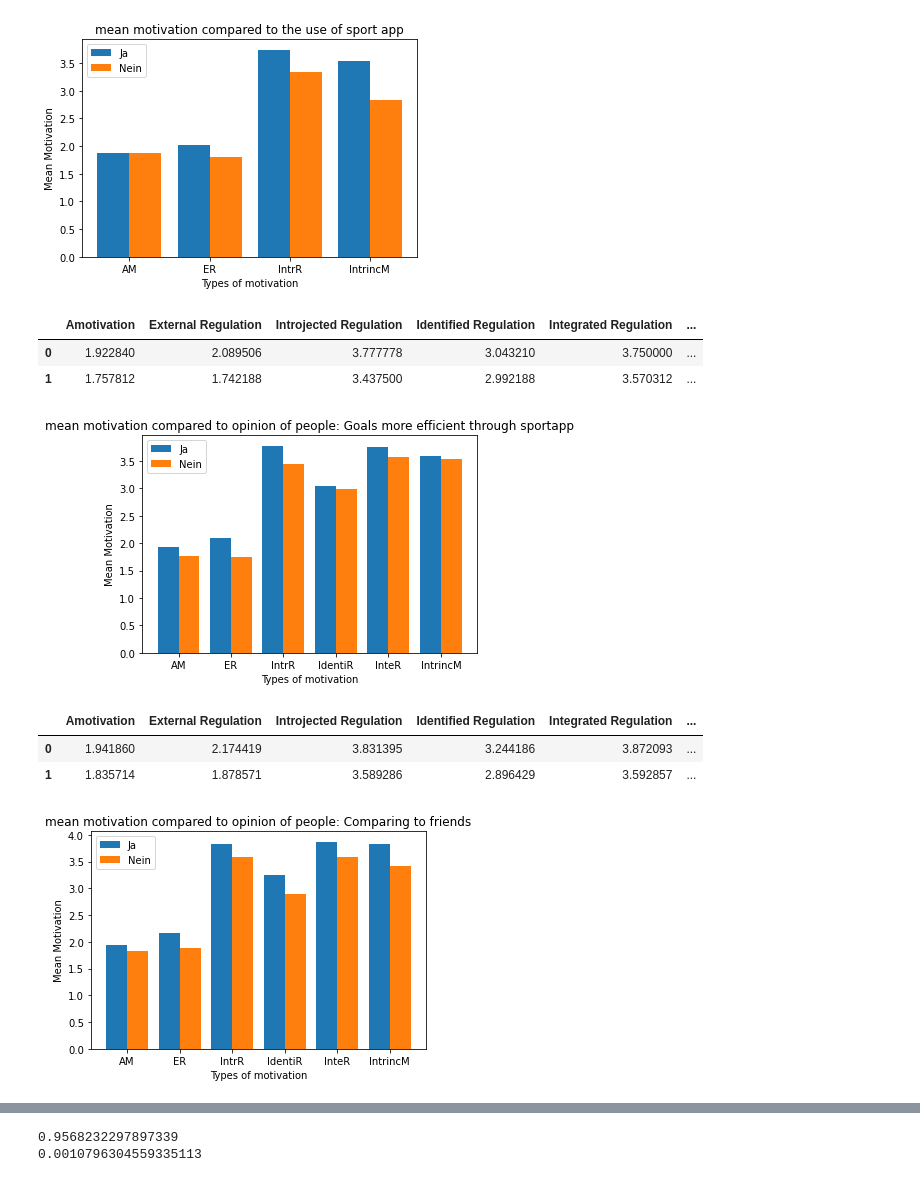
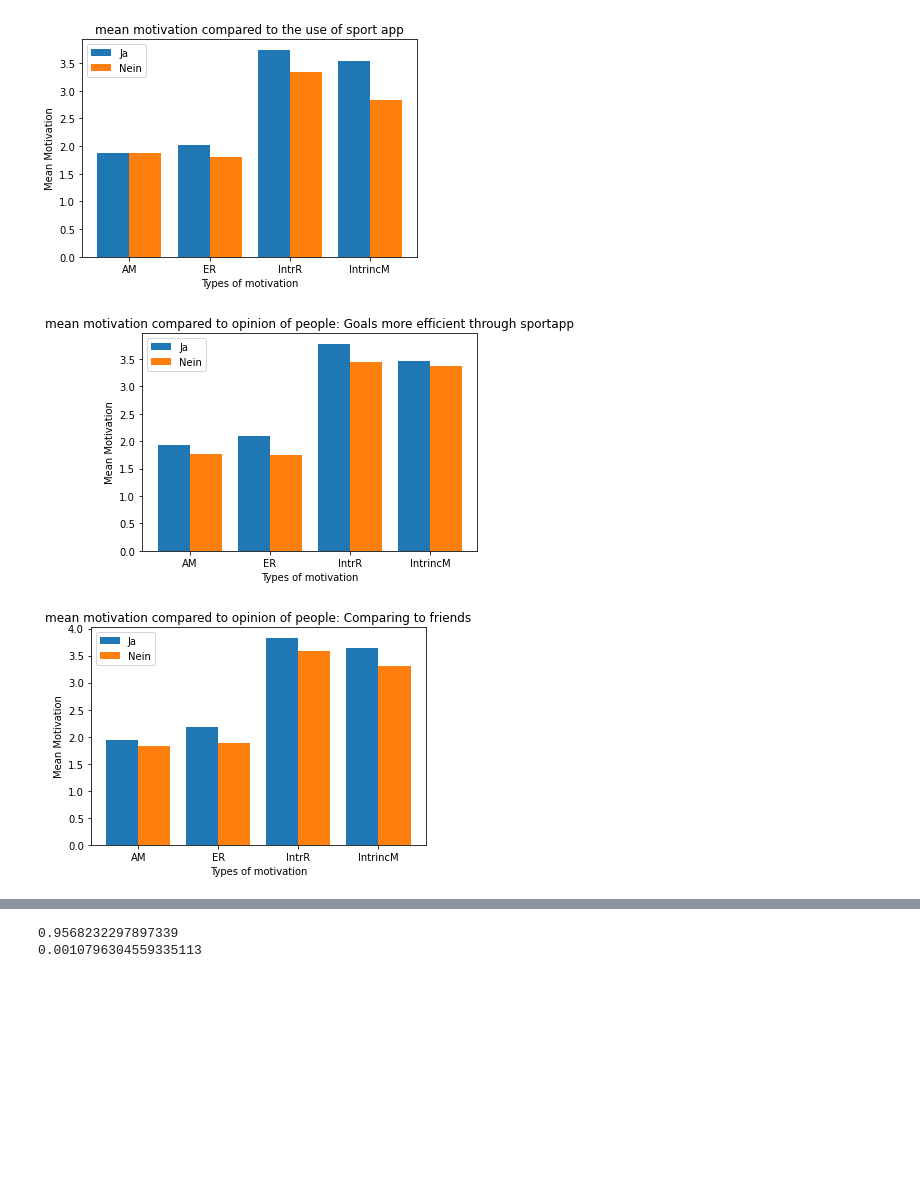
Before and after one commit to leaambrosius/emse, a Jupyter notebook: evaluation_lambrosi.ipynb, the cells around one changed output, grey strips where cells are left out. Saved outputs shown, nothing was run; the diff lists cells and outputs as text; code cells hidden in the pictures; blank space fills up the shorter version.

```diff
--- a/evaluation_lambrosi.ipynb
+++ b/evaluation_lambrosi.ipynb
@@ -86,18 +56,13 @@ plt.legend()
 plt.show()
 # %% [output]
 [figure]
-# %%
-meandata = data.groupby('Goals more efficient through sportapp',as_index=False)['Amotivation','External Regulation','Introjected Regulation','Identified Regulation','Integrated Regulation','Intrinsic Motivation'].mean()
-meandata = meandata[meandata.columns[1:]]
-meandata
-# %% [output]
-|  | Amotivation | External Regulation | Introjected Regulation | Identified Regulation | Integrated Regulation | ... |
-| 0 | 1.922840 | 2.089506 | 3.777778 | 3.043210 | 3.750000 | ... |
-| 1 | 1.757812 | 1.742188 | 3.437500 | 2.992188 | 3.570312 | ... |
 # %%
+meandata = data.groupby('Goals more efficient through sportapp',as_index=False)['Amotivation','External Regulation','Introjected Regulation','mean of Intrinsic motivations'].mean()
+meandata = meandata[meandata.columns[1:]]
+
 #impact of using sports app on different sports motivation types
 
-X = ['AM','ER','IntrR','IdentiR','InteR','IntrincM'] # motivation types
+X = ['AM','ER','IntrR','IntrincM'] # motivation types
 
 data_yes = meandata.iloc[0].to_list()
 data_no = meandata.iloc[1].to_list()
@@ -115,34 +80,29 @@ plt.title("mean motivation compared to opinion of people: Goals more efficient t
 plt.legend()
 plt.show()
 # %% [output]
-[figure, old version]
+[figure, new version]
-# %%
-meandata = data.groupby('Motivation when comparing to friends',as_index=False)['Amotivation','External Regulation','Introjected Regulation','Identified Regulation','Integrated Regulation','Intrinsic Motivation'].mean()
-meandata = meandata[meandata.columns[1:]]
-meandata
-# %% [output]
-|  | Amotivation | External Regulation | Introjected Regulation | Identified Regulation | Integrated Regulation | ... |
-| 0 | 1.941860 | 2.174419 | 3.831395 | 3.244186 | 3.872093 | ... |
-| 1 | 1.835714 | 1.878571 | 3.589286 | 2.896429 | 3.592857 | ... |
 # %%
+meandata = data.groupby('Motivation when comparing to friends',as_index=False)['Amotivation','External Regulation','Introjected Regulation','mean of Intrinsic motivations'].mean()
+meandata = meandata[meandata.columns[1:]]
+
 #impact of using sports app on different sports motivation types
 
-X = ['AM','ER','IntrR','IdentiR','InteR','IntrincM'] # motivation types
+X = ['AM','ER','IntrR','IntrincM'] # motivation types
 
 data_yes = meandata.iloc[0].to_list()
 data_no = meandata.iloc[1].to_list()
 
 
 X_axis = np.arange(len(X))
 
 plt.bar(X_axis - 0.2, data_yes, 0.4, label = 'Ja')
 plt.bar(X_axis + 0.2, data_no, 0.4, label = 'Nein')
 
 plt.xticks(X_axis, X)
 plt.xlabel("Types of motivation")
 plt.ylabel("Mean Motivation")
 plt.title("mean motivation compared to opinion of people: Comparing to friends")
 plt.legend()
 plt.show()
 # %% [output]
-[figure, old version]
+[figure, new version]
```
Also changed, not shown: parts of 10 cells of this notebook.
